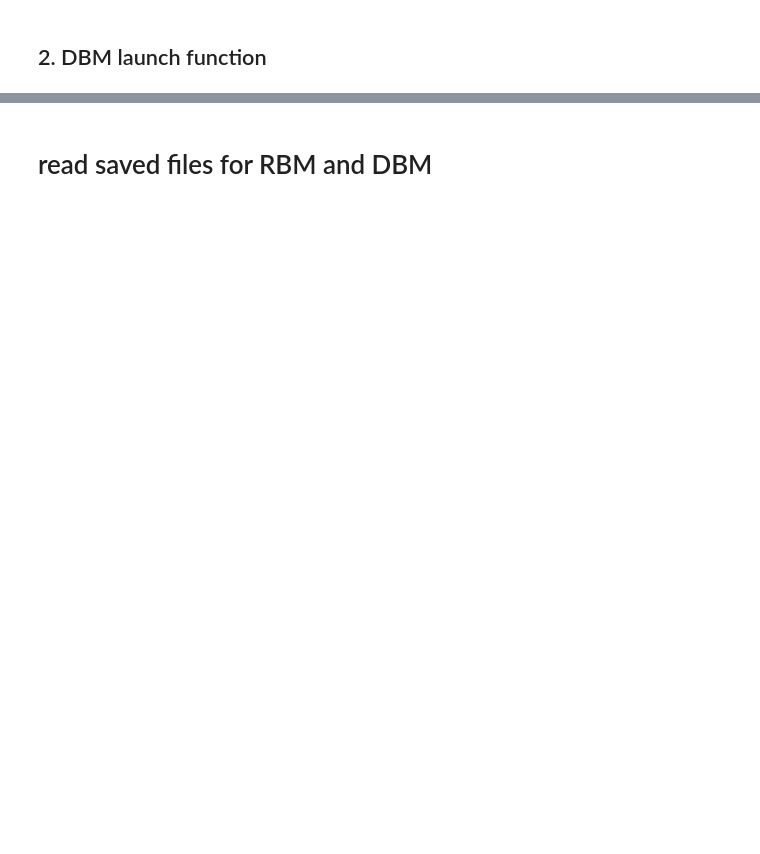
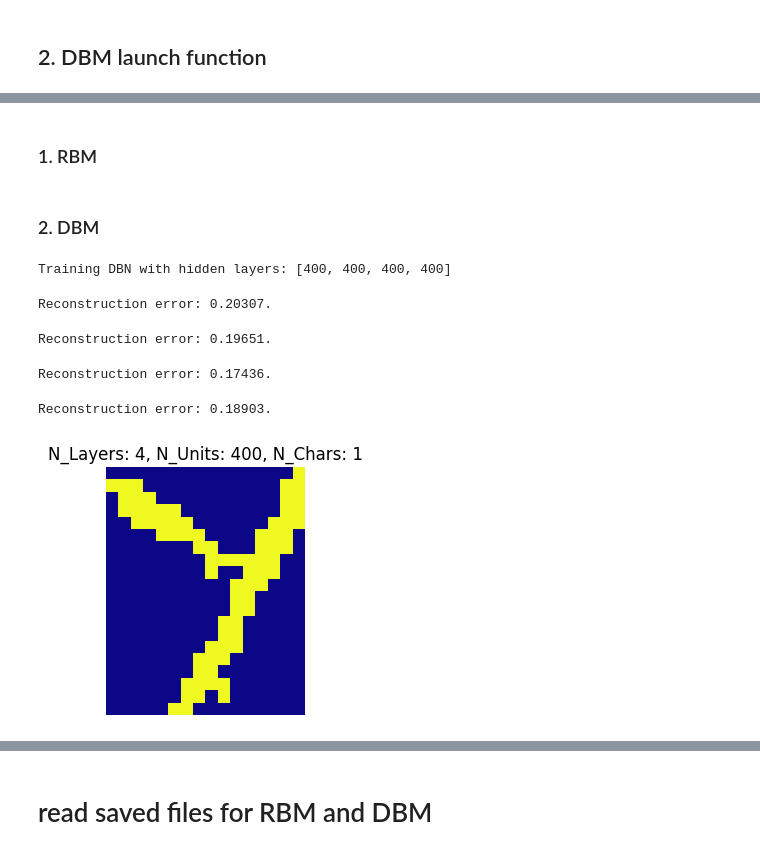
Before and after one commit to Yedson54/DeepLearning2-Project-M2DS, a Jupyter notebook: notebook/experiments_ALPHA_DIGITS.ipynb, the cells around one changed output, grey strips where cells are left out. Cells and saved outputs as stored; diff of their text form; code cells hidden in the pictures; blank space fills up the shorter version.

```diff
--- a/notebook/experiments_ALPHA_DIGITS.ipynb
+++ b/notebook/experiments_ALPHA_DIGITS.ipynb
@@ -835,3 +811,5 @@ run_experiment(configurations, n_epochs=1000, characters=['Y'])
+# %% [markdown]
+### 1. RBM
 # %%
 # configuration = 2 layer with 200 units each
 configurations_fixe = generate_symmetric_configurations(min_layers = 2, max_layers = 2, min_neurons = 200, max_neurons = 200, step_neurons = 100)
@@ -845,3 +823,5 @@ run_experiment(configurations_fixe, n_epochs=2, characters=['E', 'Y', 'G', '2',
 # Exemple d'utilisation
 hidden_units_sizes = [100, 200, 300, 400, 500, 600, 700]
 run_rbm_experiment(hidden_units_sizes, n_epochs=2, character_sets=[['A', 'B'], ['A', 'B', 'C'], ['A', 'B', 'C', 'D']])
+# %% [markdown]
+### 2. DBM
@@ -847,0 +874,11 @@ run_rbm_experiment(hidden_units_sizes, n_epochs=2, character_sets=[['A', 'B'], [
+# %%
+# Exemple d'utilisation avec des configurations générées
+configurations = generate_symmetric_configurations(min_layers = 4, max_layers = 4, min_neurons = 400, max_neurons = 400, step_neurons = 100)
+run_experiment(configurations, n_epochs=1000, characters=['Y'])
+# %% [output]
+Training DBN with hidden layers: [400, 400, 400, 400]
+Reconstruction error: 0.20307.
+Reconstruction error: 0.19651.
+Reconstruction error: 0.17436.
+Reconstruction error: 0.18903.
+[figure, added]
```
Also changed, not shown: parts of 10 cells of this notebook, 10 other files.
